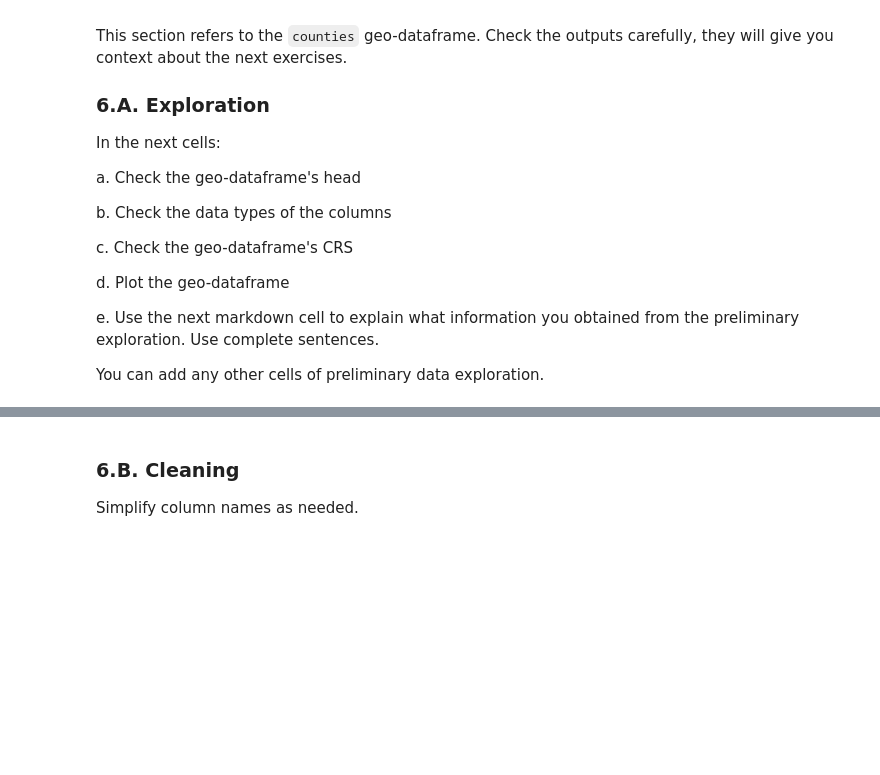
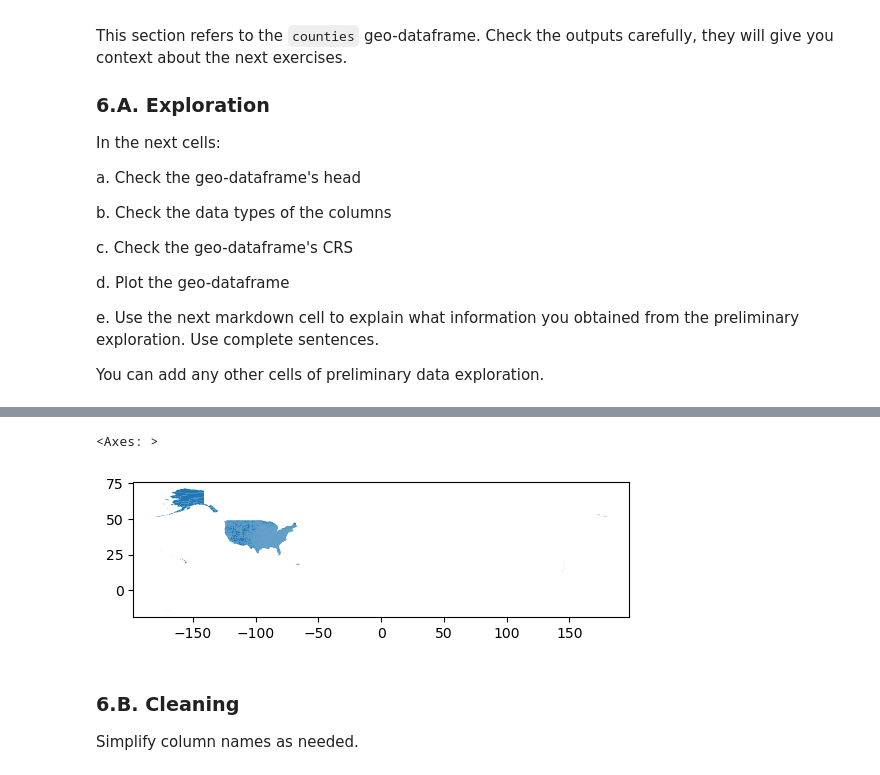
Before and after one commit to gingersknapp/eds220-hwk3, a Jupyter notebook: hwk3-task2-spills.ipynb, the cells around one changed output, grey strips where cells are left out. Cells and saved outputs as stored; diff of their text form; code cells hidden in the pictures; blank space fills up the shorter version.

```diff
--- a/hwk3-task2-spills.ipynb
+++ b/hwk3-task2-spills.ipynb
@@ -353,3 +510,9 @@ _Type your answer here, replacing this text._
+# %%
+# d View map of counties
+counties.plot()
+# %% [output]
+<Axes: >
+[figure, added]
 # %% [markdown]
 <!-- END QUESTION -->
 
```
Also changed, not shown: parts of 55 cells of this notebook.
